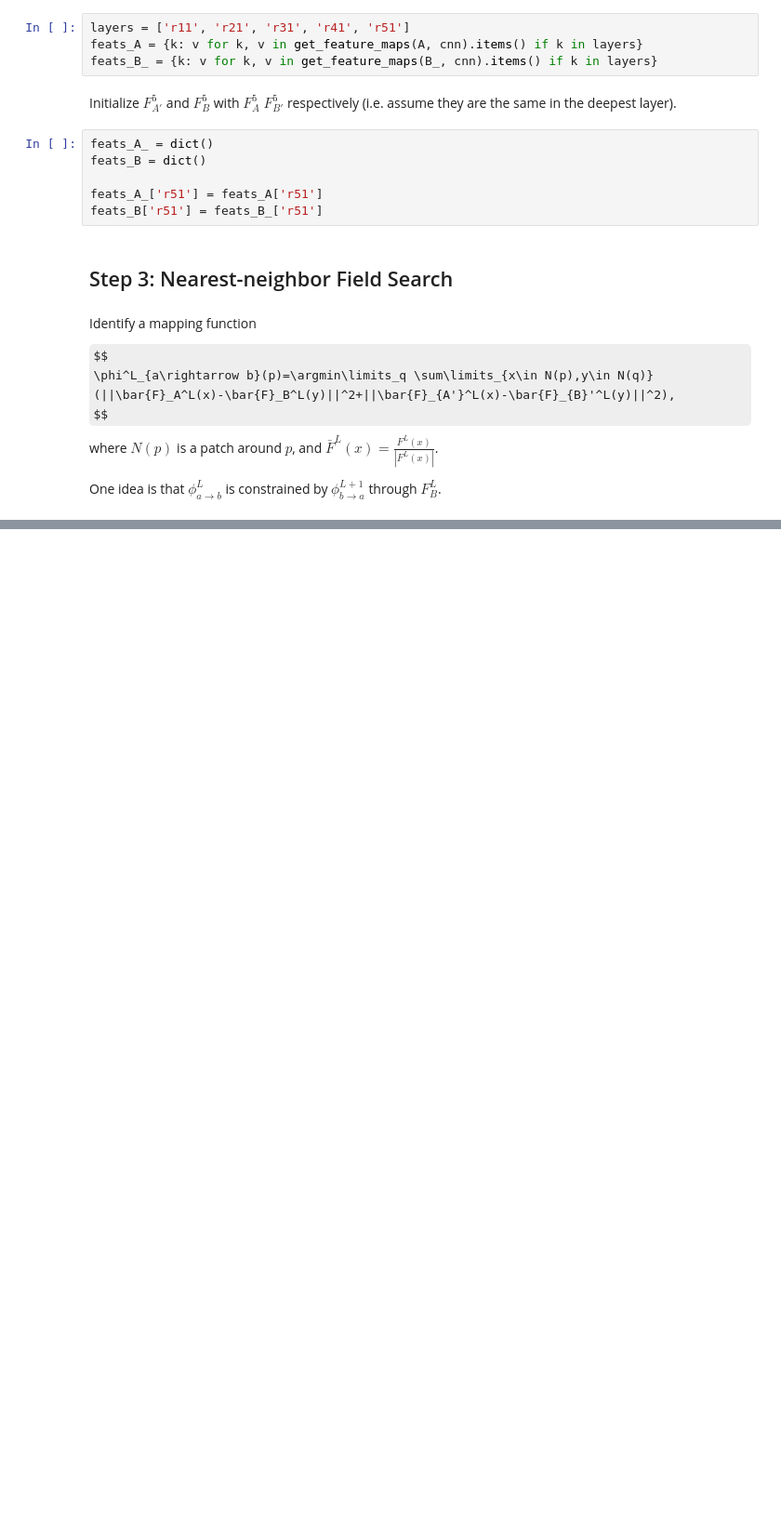
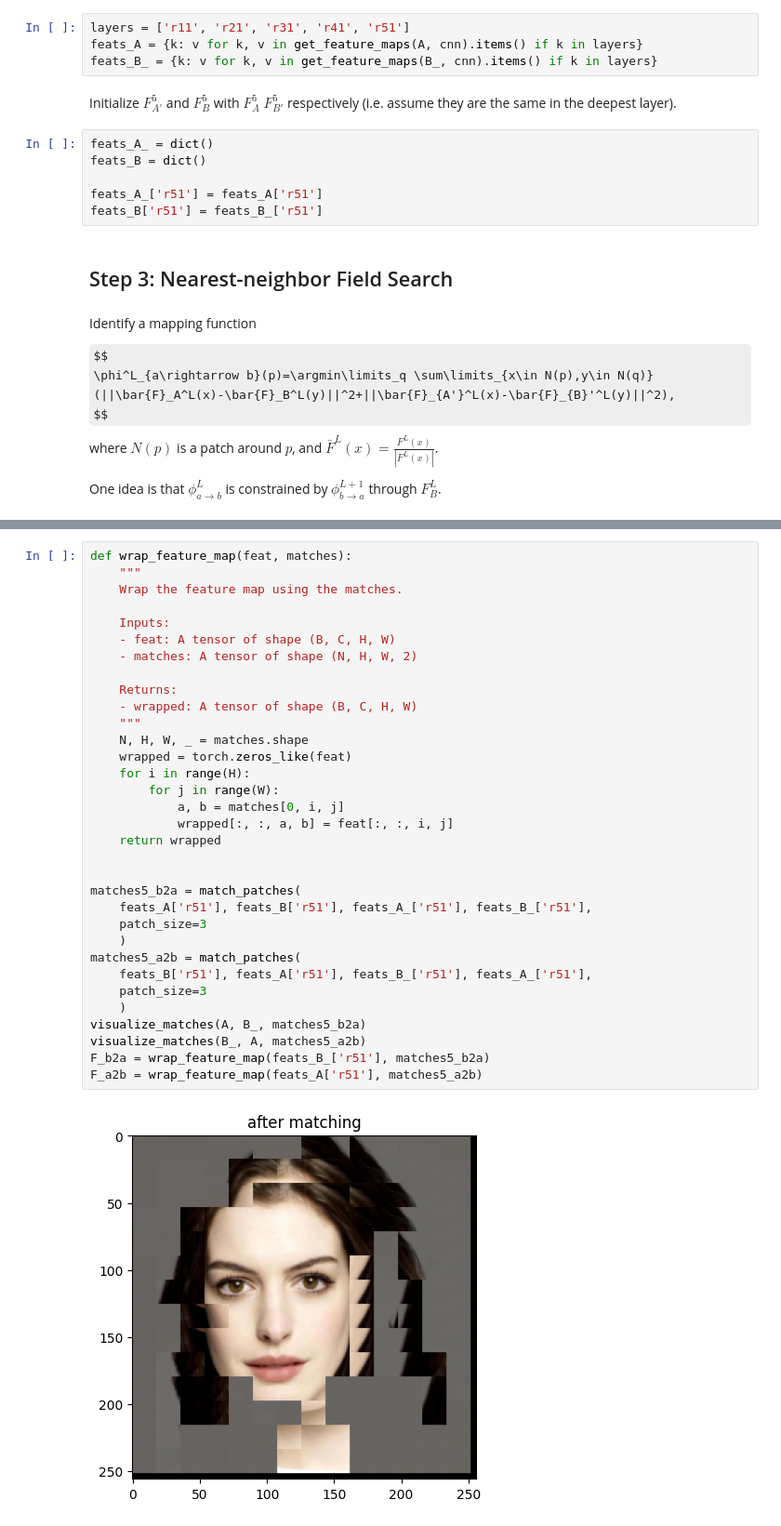
Before and after one commit to JKay15/PKU_CV2024fall, a Jupyter notebook: ImageAnalogy/Deep_Image_Analogy.ipynb, the cells around one changed output, grey strips where cells are left out. Shown at 93% size. Saved outputs shown, nothing was run; the diff lists cells and outputs as text; some formulas as TeX source; blank space fills up the shorter version.

```diff
--- a/ImageAnalogy/Deep_Image_Analogy.ipynb
+++ b/ImageAnalogy/Deep_Image_Analogy.ipynb
@@ -361,0 +405,35 @@ torch.Size([14, 14])
+# %%
+def wrap_feature_map(feat, matches):
+    """
+    Wrap the feature map using the matches.
+
+    Inputs:
+    - feat: A tensor of shape (B, C, H, W)
+    - matches: A tensor of shape (N, H, W, 2)
+
+    Returns:
+    - wrapped: A tensor of shape (B, C, H, W)
+    """
+    N, H, W, _ = matches.shape
+    wrapped = torch.zeros_like(feat)
+    for i in range(H):
+        for j in range(W):
+            a, b = matches[0, i, j]
+            wrapped[:, :, a, b] = feat[:, :, i, j]
+    return wrapped
+
+
+matches5_b2a = match_patches(
+    feats_A['r51'], feats_B['r51'], feats_A_['r51'], feats_B_['r51'],
+    patch_size=3
+    )
+matches5_a2b = match_patches(
+    feats_B['r51'], feats_A['r51'], feats_B_['r51'], feats_A_['r51'],
+    patch_size=3
+    )
+visualize_matches(A, B_, matches5_b2a)
+visualize_matches(B_, A, matches5_a2b)
+F_b2a = wrap_feature_map(feats_B_['r51'], matches5_b2a)
+F_a2b = wrap_feature_map(feats_A['r51'], matches5_a2b)
+# %% [output]
+[figure, added]
```
Also changed, not shown: parts of 24 cells of this notebook.
